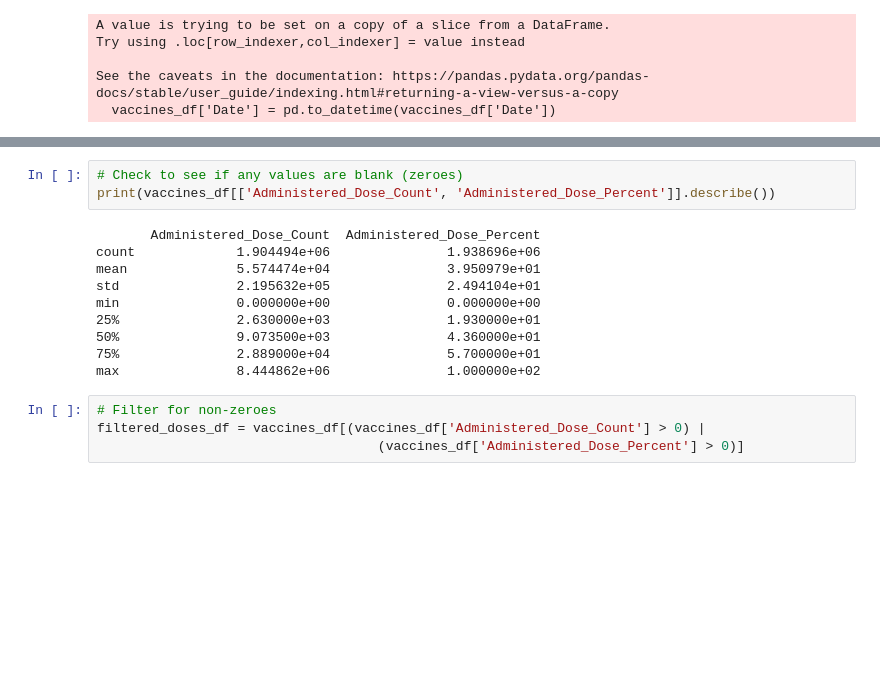
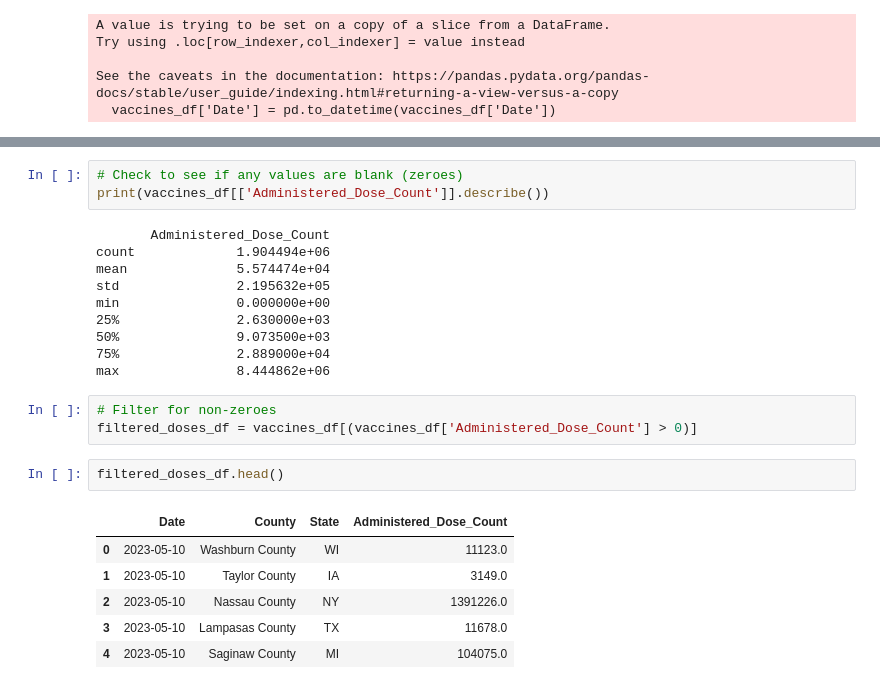
Before and after one commit to alanisrperez/infection-susceptibility, a Jupyter notebook: Alanis Files/Data/DataCleaning_AP.ipynb, the cells around one changed output, grey strips where cells are left out. Saved outputs shown, nothing was run; the diff lists cells and outputs as text; blank space fills up the shorter version.

```diff
--- a/Alanis Files/Data/DataCleaning_AP.ipynb
+++ b/Alanis Files/Data/DataCleaning_AP.ipynb
@@ -77,20 +75,28 @@ vaccines_df.dtypes
 dtype: object
 # %%
 # Check to see if any values are blank (zeroes)
-print(vaccines_df[['Administered_Dose_Count', 'Administered_Dose_Percent']].describe())
+print(vaccines_df[['Administered_Dose_Count']].describe())
 # %% [output]
-       Administered_Dose_Count  Administered_Dose_Percent
-count             1.904494e+06               1.938696e+06
-mean              5.574474e+04               3.950979e+01
-std               2.195632e+05               2.494104e+01
-min               0.000000e+00               0.000000e+00
-25%               2.630000e+03               1.930000e+01
-50%               9.073500e+03               4.360000e+01
-75%               2.889000e+04               5.700000e+01
-max               8.444862e+06               1.000000e+02
+       Administered_Dose_Count
+count             1.904494e+06
+mean              5.574474e+04
+std               2.195632e+05
+min               0.000000e+00
+25%               2.630000e+03
+50%               9.073500e+03
+75%               2.889000e+04
+max               8.444862e+06
 # %%
 # Filter for non-zeroes
-filtered_doses_df = vaccines_df[(vaccines_df['Administered_Dose_Count'] > 0) |
-                                    (vaccines_df['Administered_Dose_Percent'] > 0)]
+filtered_doses_df = vaccines_df[(vaccines_df['Administered_Dose_Count'] > 0)]
+# %%
+filtered_doses_df.head()
+# %% [output]
+|  | Date | County | State | Administered_Dose_Count |
+| 0 | 2023-05-10 | Washburn County | WI | 11123.0 |
+| 1 | 2023-05-10 | Taylor County | IA | 3149.0 |
+| 2 | 2023-05-10 | Nassau County | NY | 1391226.0 |
+| 3 | 2023-05-10 | Lampasas County | TX | 11678.0 |
+| 4 | 2023-05-10 | Saginaw County | MI | 104075.0 |
 # %%
 # Create a new column for the month
```
Also changed, not shown: parts of 7 cells of this notebook, 1 other file.
